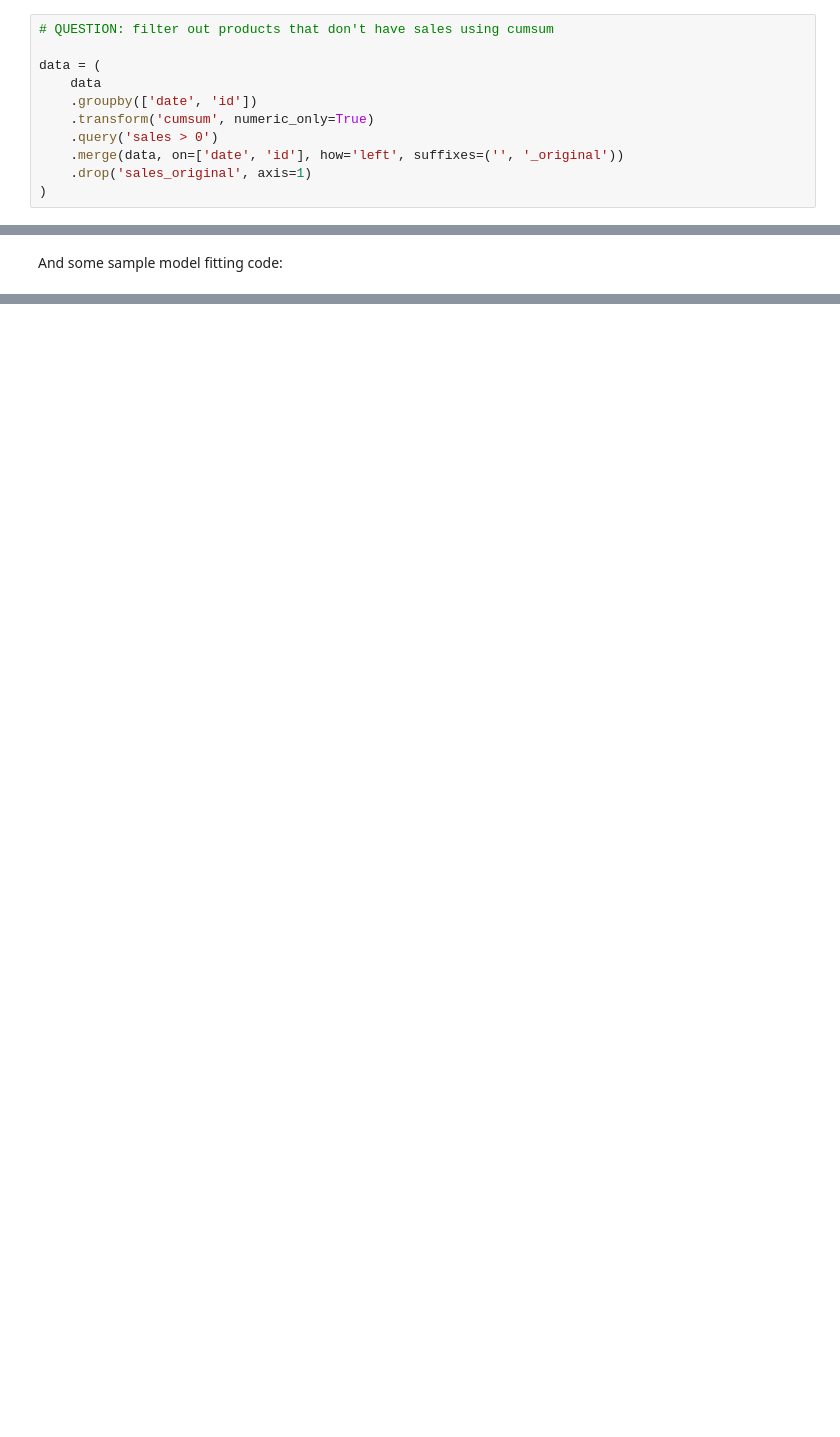
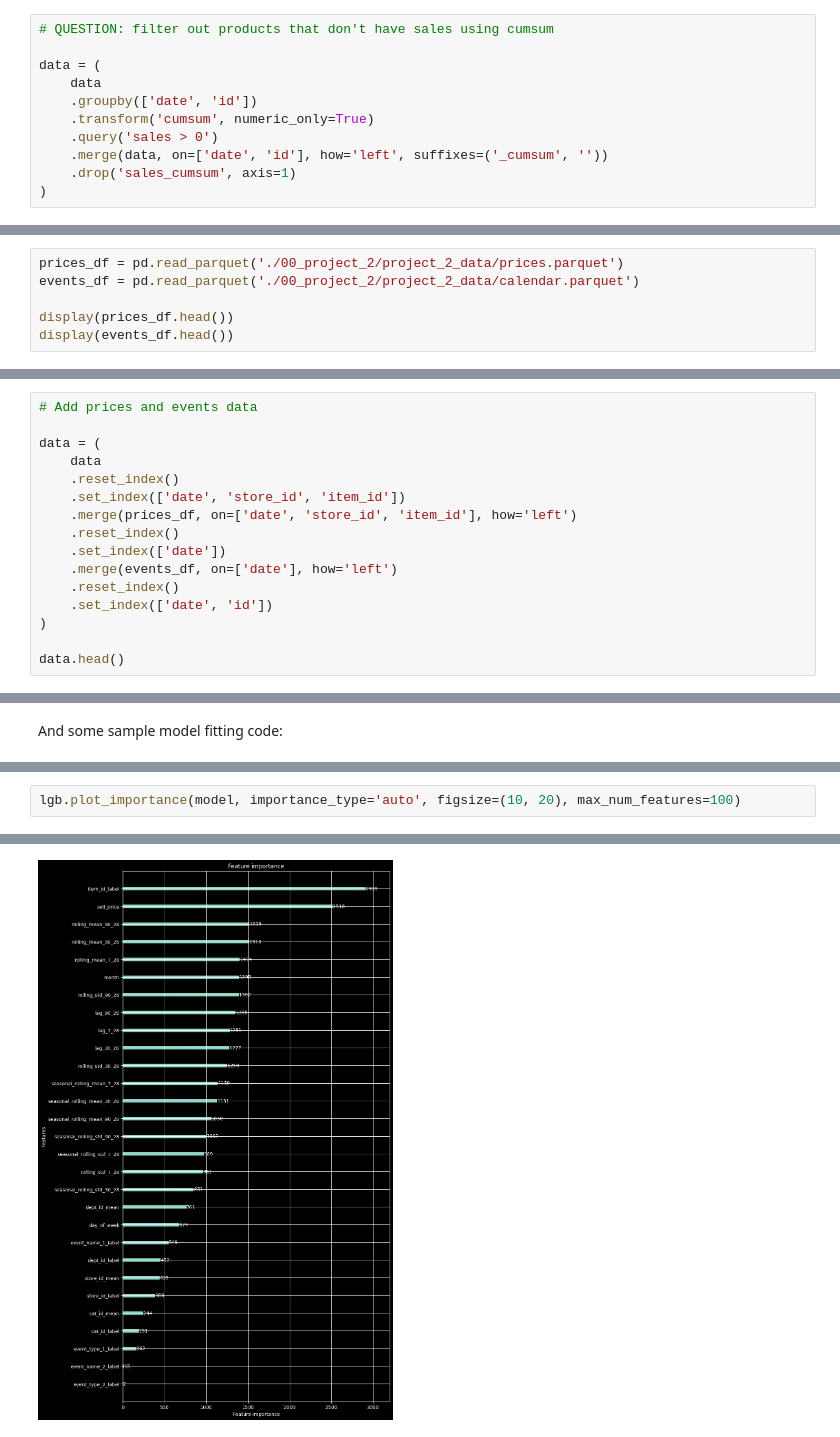
Before and after one commit to eliekawerk/corise-ml-forecasting, a Jupyter notebook: project_2.ipynb, the cells around one changed output, grey strips where cells are left out. Drawn from its saved outputs; the diff is of its cells as text; blank space fills up the shorter version.

```diff
--- a/project_2.ipynb
+++ b/project_2.ipynb
@@ -130,8 +130,8 @@ data = (
     .groupby(['date', 'id'])
     .transform('cumsum', numeric_only=True)
     .query('sales > 0')
-    .merge(data, on=['date', 'id'], how='left', suffixes=('', '_original'))
-    .drop('sales_original', axis=1)
+    .merge(data, on=['date', 'id'], how='left', suffixes=('_cumsum', ''))
+    .drop('sales_cumsum', axis=1)
 )
 # %%
 data.head()
@@ -276,0 +253,6 @@ def feature_engineering(df):
+# %%
+prices_df = pd.read_parquet('./00_project_2/project_2_data/prices.parquet')
+events_df = pd.read_parquet('./00_project_2/project_2_data/calendar.parquet')
+
+display(prices_df.head())
+display(events_df.head())
@@ -276,0 +274,16 @@ def feature_engineering(df):
+# %%
+# Add prices and events data
+
+data = (
+    data
+    .reset_index()
+    .set_index(['date', 'store_id', 'item_id'])
+    .merge(prices_df, on=['date', 'store_id', 'item_id'], how='left')
+    .reset_index()
+    .set_index(['date'])
+    .merge(events_df, on=['date'], how='left')
+    .reset_index()
+    .set_index(['date', 'id'])
+)
+
+data.head()
@@ -320,0 +556,3 @@ print(f'RMSSE: {rmsse(train, val, preds)}')
+# %%
+lgb.plot_importance(model, importance_type='auto', figsize=(10, 20), max_num_features=100)
+# %% [output]
@@ -320,0 +560 @@ print(f'RMSSE: {rmsse(train, val, preds)}')
+[figure, added]
```
Also changed, not shown: parts of 18 cells of this notebook.
